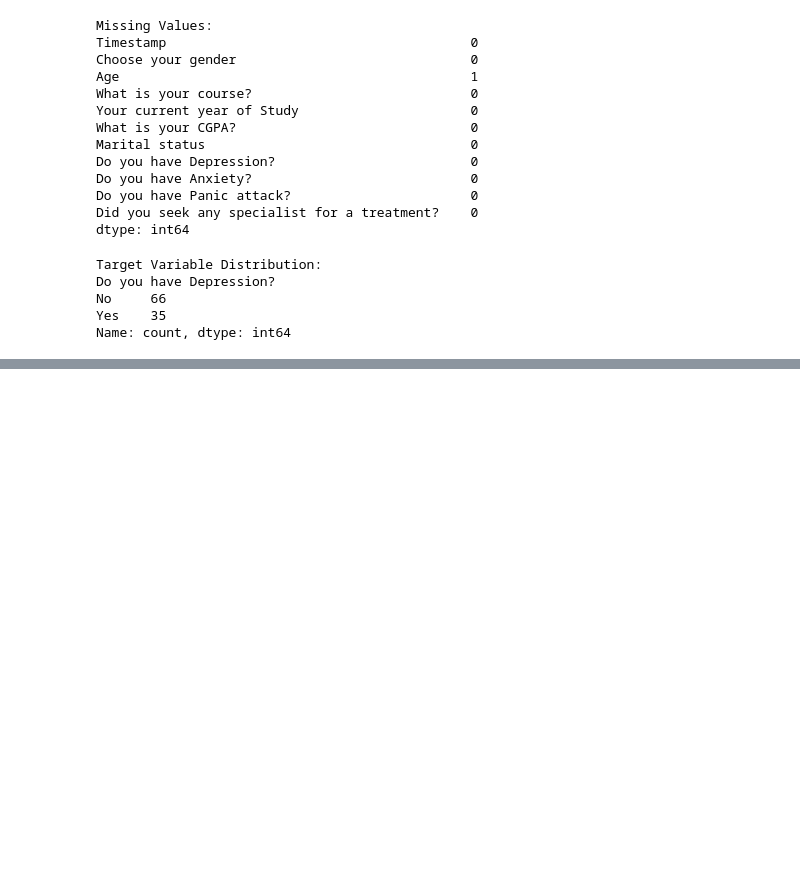
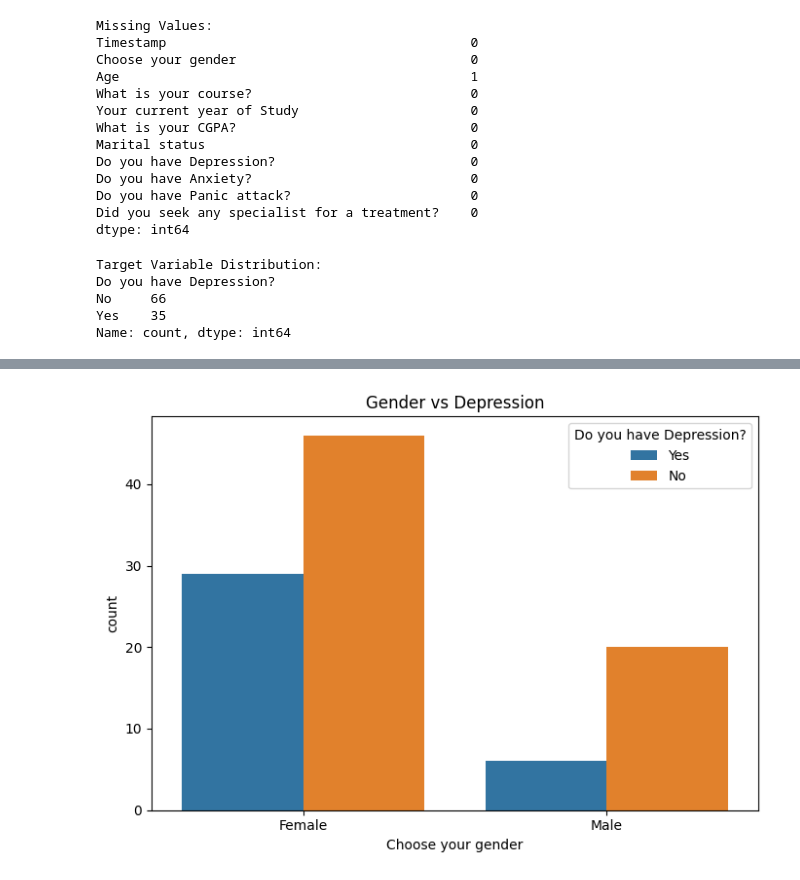
Before and after one commit to Kopuraj/Student-Depression-ML, a Jupyter notebook: notebooks/student_depression_ml.ipynb, the cells around one changed output, grey strips where cells are left out. Saved outputs shown, nothing was run; the diff lists cells and outputs as text; code cells hidden in the pictures; blank space fills up the shorter version.

```diff
--- a/notebooks/student_depression_ml.ipynb
+++ b/notebooks/student_depression_ml.ipynb
@@ -115,0 +188,9 @@ Name: count, dtype: int64
+# %%
+# Depression vs Gender
+plt.figure(figsize=(7,5))
+sns.countplot(x='Choose your gender', hue='Do you have Depression?', data=df)
+plt.title('Gender vs Depression')
+plt.tight_layout()
+plt.show()
+# %% [output]
+[figure, added]
```
Also changed, not shown: parts of 7 cells of this notebook.
